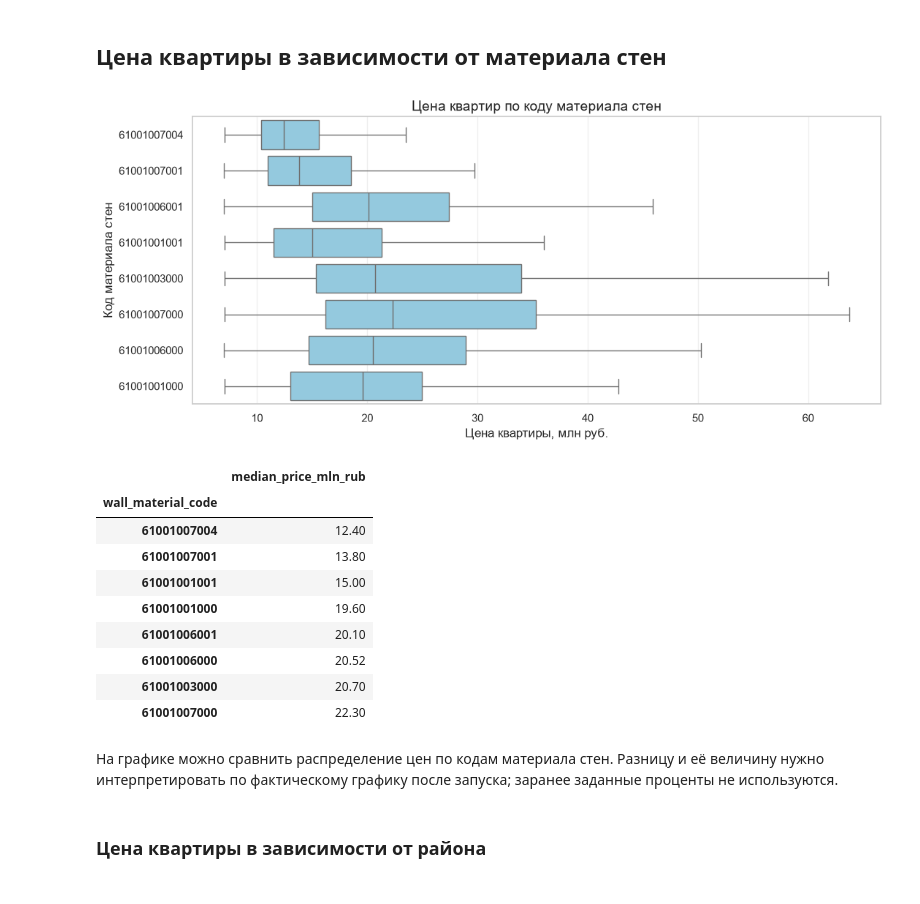
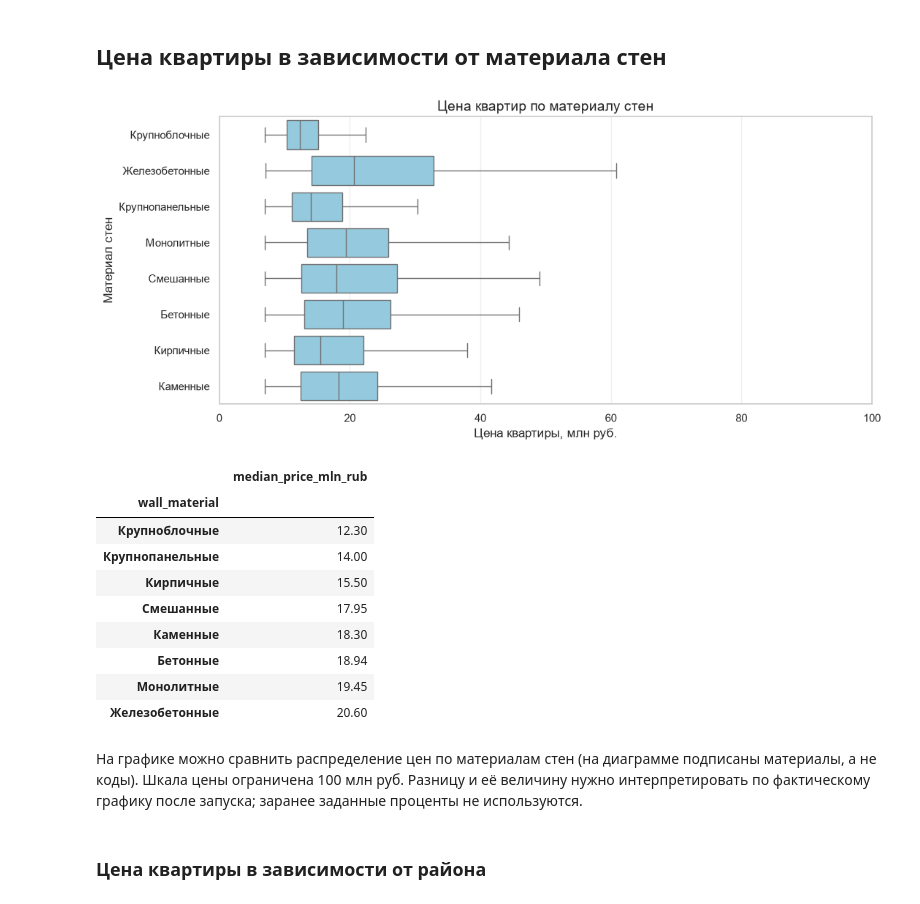
Before and after one commit to o-Anna-o/Prognosis_system, a Jupyter notebook: Prognosis_system.ipynb, the cells around one changed output. Saved outputs shown, nothing was run; the diff lists cells and outputs as text; code cells hidden in the pictures.

```diff
--- a/Prognosis_system.ipynb
+++ b/Prognosis_system.ipynb
@@ -204,37 +206,51 @@ MIN_PRICE_ON_GRAPH = None
 # %% [markdown]
 ## Цена квартиры в зависимости от материала стен
 # %%
-# Сравниваем цену по коду материала стен (шкала — в млн руб.)
+# Сравниваем цену по материалу стен (шкала — в млн руб., до 100 млн)
+# Словарь соответствия кода материала стен его названию
+WALL_MATERIAL_NAMES = {
+    '61001001000': 'Каменные',
+    '61001001001': 'Кирпичные',
+    '61001003000': 'Смешанные',
+    '61001006000': 'Бетонные',
+    '61001006001': 'Монолитные',
+    '61001007000': 'Железобетонные',
+    '61001007001': 'Крупнопанельные',
+    '61001007004': 'Крупноблочные',
+}
 plot_df = df.dropna(subset=['wall_material_code', 'price']).copy()
 plot_df['price_mln'] = plot_df['price'] / 1_000_000
-median_prices = plot_df.groupby('wall_material_code')['price_mln'].median().sort_values()
+# Заменяем коды стен их названиями, чтобы подписи на диаграмме были читаемыми
+plot_df['wall_material'] = plot_df['wall_material_code'].map(WALL_MATERIAL_NAMES).fillna('Прочие')
+median_prices = plot_df.groupby('wall_material')['price_mln'].median().sort_values()
 
 if not median_prices.empty:
     plt.figure(figsize=(11, max(5, 0.35 * len(median_prices))))
-    ax = sns.boxplot(data=plot_df, y='wall_material_code', x='price_mln', color='skyblue', showfliers=False)
-    plt.title('Цена квартир по коду материала стен', fontsize=14)
+    ax = sns.boxplot(data=plot_df, y='wall_material', x='price_mln', color='skyblue', showfliers=False)
+    plt.title('Цена квартир по материалу стен', fontsize=14)
     plt.xlabel('Цена квартиры, млн руб.')
-    plt.ylabel('Код материала стен')
+    plt.ylabel('Материал стен')
+    ax.set_xlim(0, 100)  # шкала цены — до 100 млн руб.
     plt.grid(axis='x', alpha=0.3)
     plt.tight_layout()
     plt.show()
     display(median_prices.rename('median_price_mln_rub').round(2).to_frame())
 else:
     print('Нет данных для графика по материалу стен.')
 # %% [output]
-[figure, old version]
+[figure, new version]
 |  | median_price_mln_rub |
-| wall_material_code |  |
-| 61001007004 | 12.40 |
-| 61001007001 | 13.80 |
-| 61001001001 | 15.00 |
-| 61001001000 | 19.60 |
-| 61001006001 | 20.10 |
-| 61001006000 | 20.52 |
-| 61001003000 | 20.70 |
-| 61001007000 | 22.30 |
+| wall_material |  |
+| Крупноблочные | 12.30 |
+| Крупнопанельные | 14.00 |
+| Кирпичные | 15.50 |
+| Смешанные | 17.95 |
+| Каменные | 18.30 |
+| Бетонные | 18.94 |
+| Монолитные | 19.45 |
+| Железобетонные | 20.60 |
 # %% [markdown]
-На графике можно сравнить распределение цен по кодам материала стен. Разницу и её величину нужно интерпретировать по фактическому графику после запуска; заранее заданные проценты не используются.
+На графике можно сравнить распределение цен по материалам стен (на диаграмме подписаны материалы, а не коды). Шкала цены ограничена 100 млн руб. Разницу и её величину нужно интерпретировать по фактическому графику после запуска; заранее заданные проценты не используются.
 # %% [markdown]
 ### Цена квартиры в зависимости от района
 # %%
```
Also changed, not shown: parts of 25 cells of this notebook.
